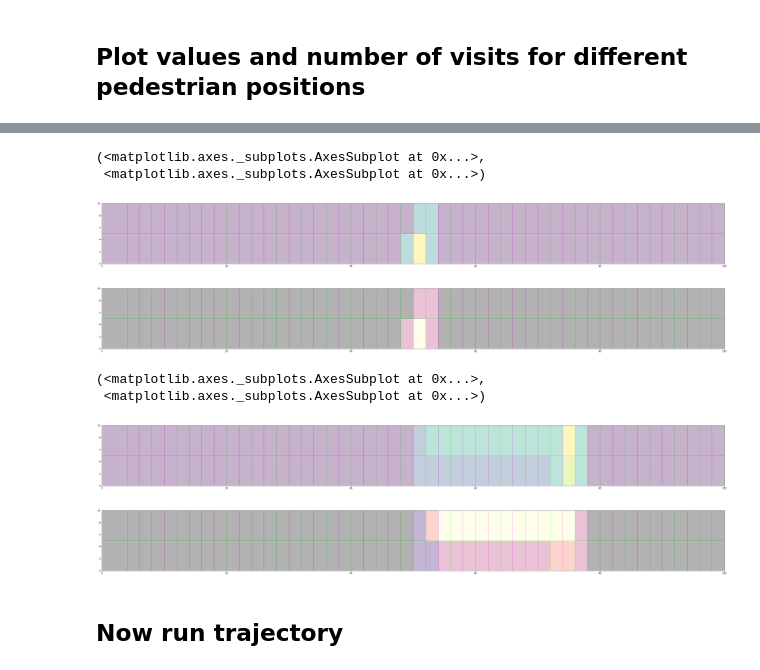
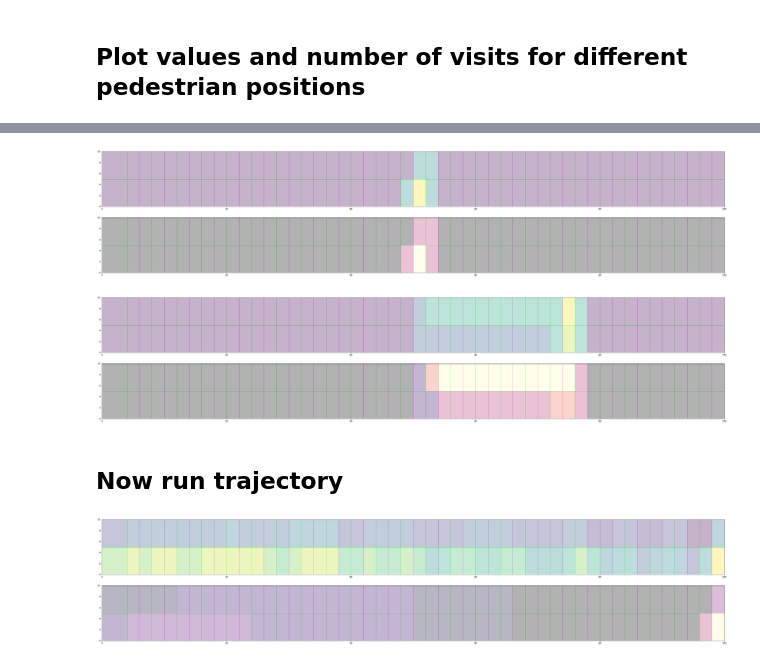
Before and after one commit to obisargoni/CrossingDynaAgent, a Jupyter notebook: plot_crossing_model.ipynb, the cells around one changed output, grey strips where cells are left out. Drawn from its saved outputs; the diff is of its cells as text; code cells hidden in the pictures.

```diff
--- a/plot_crossing_model.ipynb
+++ b/plot_crossing_model.ipynb
@@ -170,11 +175,13 @@ def plot_ped_feature_values(ped, figsize, nbins = 10, cmaps = ['viridis', 'magma
     features = list(ped.internal_model.dict_node_state.values())
     unpacked = unpack_feature_values(features, w = w_av, N = N_av)
 
-    ax1 = plot_feature_values(ped._tg, features, unpacked['values'], figsize, nbins = nbins, cmap = cmaps[0], alpha = alpha, op = op)
+    fig, (ax1, ax2) = plt.subplots(2,1,figsize=figsize)
 
-    ax2 = plot_feature_values(ped._tg, features, unpacked['n_visits'], figsize, nbins = nbins, cmap = cmaps[1], alpha = alpha, op = op)
+    ax1 = plot_feature_values(ped._tg, features, unpacked['values'], figsize, ax = ax1, nbins = nbins, cmap = cmaps[0], alpha = alpha, op = op)
 
-    return (ax1,ax2)
+    ax2 = plot_feature_values(ped._tg, features, unpacked['n_visits'], figsize, ax = ax2, nbins = nbins, cmap = cmaps[1], alpha = alpha, op = op)
+
+    return fig
 # %% [markdown]
 ## Initialise road model with single pedestrian
 # %%
@@ -223,6 +230,6 @@ n_updates = 500
 for i in range(n_updates):
 	ped.mc_update_of_internal_model()
 # %%
-figsize = (road_length*0.5, road_width * 0.5)
-plot_ped_feature_values(ped, figsize, nbins = 10, cmaps = ['viridis', 'magma'], alpha = 0.5, op = 'intersection')
+figsize = (road_length*0.5, road_width)
+fig = plot_ped_feature_values(ped, figsize, nbins = 10, cmaps = ['viridis', 'magma'], alpha = 0.5, op = 'intersection')
 # %% [output]
@@ -235,8 +239,8 @@ plot_ped_feature_values(ped, figsize, nbins = 10, cmaps = ['viridis', 'magma'],
 # %%
 # Reset internal model values
 ped.internal_model.reset_values()
-
 ped.set_loc((25,0))
+ped.set_internal_model_state_and_search_policy()
 
 # Run updates and plot again
 n_updates = 500
@@ -244,5 +248,5 @@ for i in range(n_updates):
 	ped.mc_update_of_internal_model()
 
 
-plot_ped_feature_values(ped, figsize, nbins = 10, cmaps = ['viridis', 'magma'], alpha = 0.5, op = 'intersection')
+fig = plot_ped_feature_values(ped, figsize, nbins = 10, cmaps = ['viridis', 'magma'], alpha = 0.5, op = 'intersection')
 # %% [output]
@@ -253,8 +254,8 @@ plot_ped_feature_values(ped, figsize, nbins = 10, cmaps = ['viridis', 'magma'],
 # %%
 # Reset internal model values
 ped.internal_model.reset_values()
-
 ped.set_loc((50,0))
+ped.set_internal_model_state_and_search_policy()
 
 # Run updates and plot again
 n_updates = 500
@@ -262,29 +263,35 @@ for i in range(n_updates):
 	ped.mc_update_of_internal_model()
 
 
-plot_ped_feature_values(ped, figsize, nbins = 10, cmaps = ['viridis', 'magma'], alpha = 0.5, op = 'intersection')
+fig = plot_ped_feature_values(ped, figsize, nbins = 10, cmaps = ['viridis', 'magma'], alpha = 0.5, op = 'intersection')
 # %% [output]
-(<matplotlib.axes._subplots.AxesSubplot at 0x...>,
- <matplotlib.axes._subplots.AxesSubplot at 0x...>)
-[figure, old version]
+[figure, new version]
-[figure, removed]
 # %%
 # Reset internal model values
 ped.internal_model.reset_values()
-
 ped.set_loc((75,0))
+ped.set_internal_model_state_and_search_policy()
 
 # Run updates and plot again
 n_updates = 500
 for i in range(n_updates):
 	ped.mc_update_of_internal_model()
 
 
-plot_ped_feature_values(ped, figsize, nbins = 10, cmaps = ['viridis', 'magma'], alpha = 0.5, op = 'intersection')
+fig = plot_ped_feature_values(ped, figsize, nbins = 10, cmaps = ['viridis', 'magma'], alpha = 0.5, op = 'intersection')
 # %% [output]
-(<matplotlib.axes._subplots.AxesSubplot at 0x...>,
- <matplotlib.axes._subplots.AxesSubplot at 0x...>)
-[figure, old version]
+[figure, new version]
-[figure, removed]
 # %% [markdown]
 ## Now run trajectory
+# %%
+# Reset internal model values
+ped.internal_model.reset_values()
+ped.set_loc((0,0))
+ped.set_internal_model_state_and_search_policy()
+n_updates = 500
+for i in range(n_updates):
+	ped.mc_update_of_internal_model()
+
+fig = plot_ped_feature_values(ped, figsize, nbins = 10, cmaps = ['viridis', 'magma'], alpha = 0.5, op = 'intersection')
+# %% [output]
+[figure, added]
```
Also changed, not shown: parts of 11 cells of this notebook.
